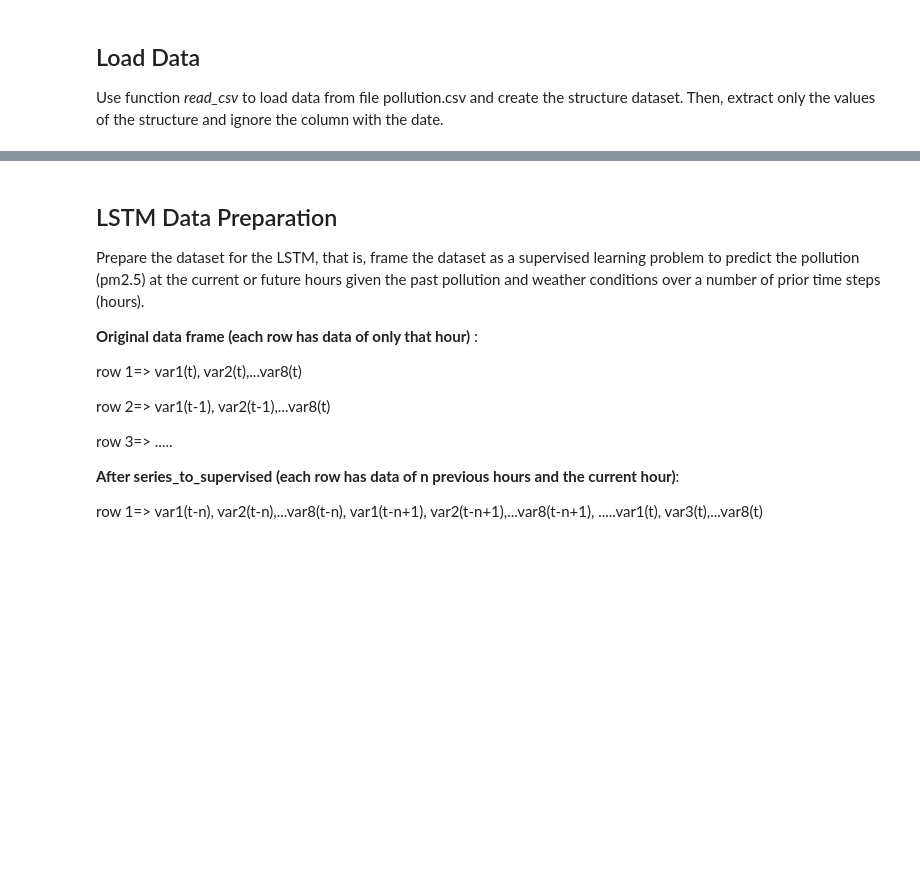
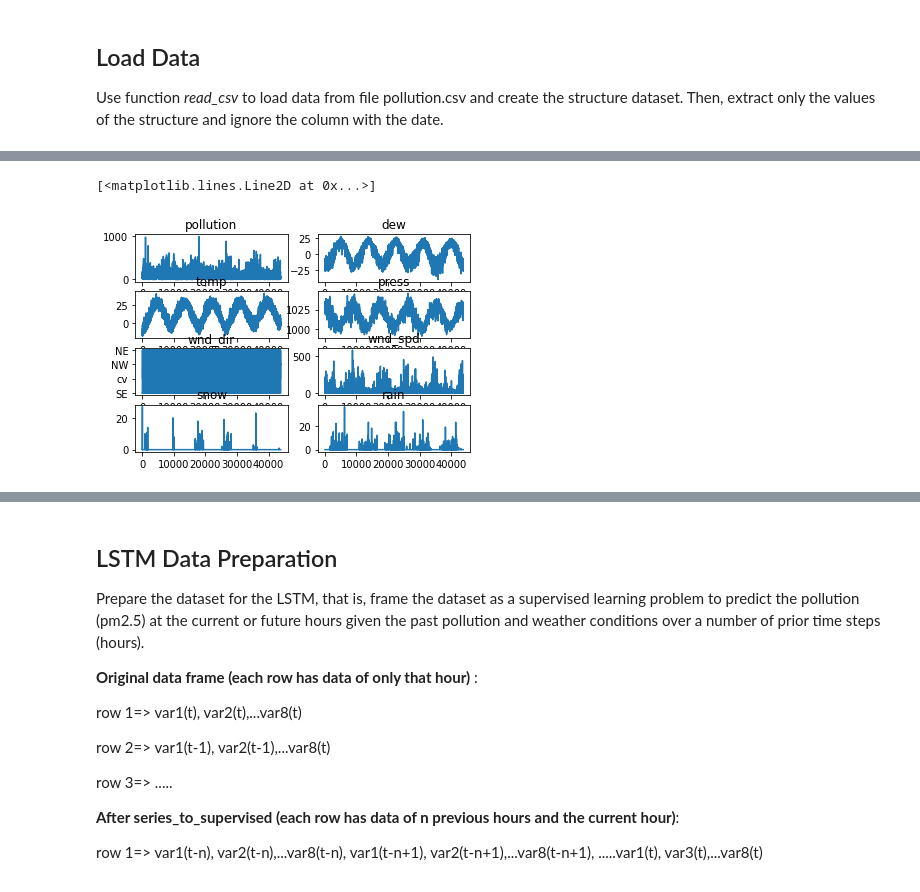
Before and after one commit to danielvcorreia-university/aa, a Jupyter notebook: Class11/Class11/lab11/Part1/TimeSeries_Polution_LSTM.ipynb, the cells around one changed output, grey strips where cells are left out. Drawn from its saved outputs; the diff is of its cells as text; code cells hidden in the pictures; blank space fills up the shorter version.

```diff
--- a/Class11/Class11/lab11/Part1/TimeSeries_Polution_LSTM.ipynb
+++ b/Class11/Class11/lab11/Part1/TimeSeries_Polution_LSTM.ipynb
@@ -50,3 +50,8 @@ from keras.layers import LSTM
 ## Load Data
 Use function *read_csv* to load data from file pollution.csv and create the structure dataset.
 Then, extract only the values of the structure and ignore the column with the date.
+# %%
+dataset = read_csv("pollution.csv", header=0, index_col=0, sep=',')
+values = dataset.head()
+
+values
@@ -53,5 +66,3 @@ Then, extract only the values of the structure and ignore the column with the da
 # %%
-
-dataset =  ?
-
-values = ?
+values = dataset.values
+print(values)
@@ -58,3 +77,33 @@ values = ?
+# %%
+columns = dataset.columns
+fig, axis = pyplot.subplots(4, 2)
+
+axis[0,0].set_title(columns[0])
+axis[0,0].plot(values[:,0])
+
+axis[0,1].set_title(columns[1])
+axis[0,1].plot(values[:,1])
+
+axis[1,0].set_title(columns[2])
+axis[1,0].plot(values[:,2])
+
+axis[1,1].set_title(columns[3])
+axis[1,1].plot(values[:,3])
+
+axis[2,0].set_title(columns[4])
+axis[2,0].plot(values[:,4])
+
+axis[2,1].set_title(columns[5])
+axis[2,1].plot(values[:,5])
+
+axis[3,0].set_title(columns[6])
+axis[3,0].plot(values[:,6])
+
+axis[3,1].set_title(columns[7])
+axis[3,1].plot(values[:,7])
+# %% [output]
+[<matplotlib.lines.Line2D at 0x...>]
+[figure, added]
 # %% [markdown]
 ## Plot Data
 Plot the data and get a figure similar to Fig.1
```
Also changed, not shown: parts of 8 cells of this notebook, 5 other files.
